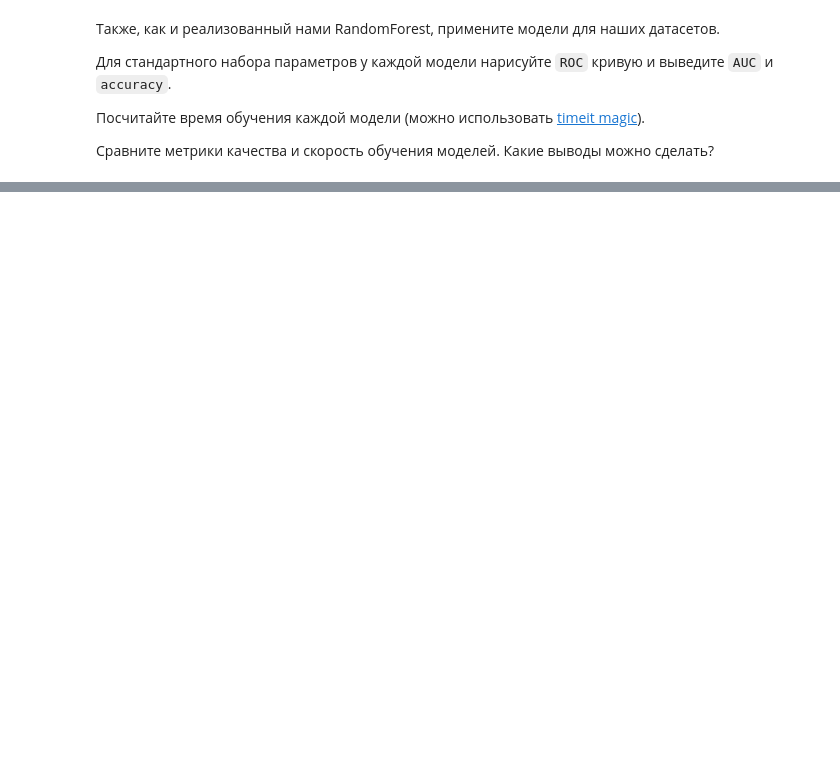
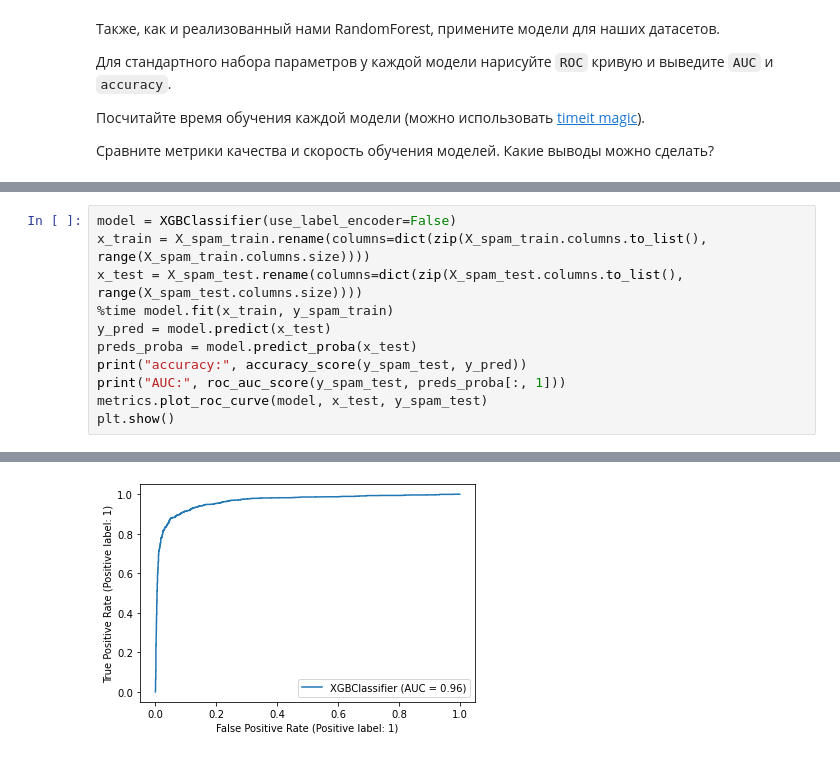
Before and after one commit to yegorov-boris/bioinf, a Jupyter notebook: HW4_Ensembles.ipynb, the cells around one changed output, grey strips where cells are left out. Drawn from its saved outputs; the diff is of its cells as text; blank space fills up the shorter version.

```diff
--- a/HW4_Ensembles.ipynb
+++ b/HW4_Ensembles.ipynb
@@ -391,0 +514,12 @@ _Ваш ответ_
+# %%
+model = XGBClassifier(use_label_encoder=False)
+x_train = X_spam_train.rename(columns=dict(zip(X_spam_train.columns.to_list(), range(X_spam_train.columns.size))))
+x_test = X_spam_test.rename(columns=dict(zip(X_spam_test.columns.to_list(), range(X_spam_test.columns.size))))
+%time model.fit(x_train, y_spam_train)
+y_pred = model.predict(x_test)
+preds_proba = model.predict_proba(x_test)
+print("accuracy:", accuracy_score(y_spam_test, y_pred))
+print("AUC:", roc_auc_score(y_spam_test, preds_proba[:, 1]))
+metrics.plot_roc_curve(model, x_test, y_spam_test)
+plt.show()
+# %% [output]
@@ -391,0 +531 @@ _Ваш ответ_
+[figure, added]
```
Also changed, not shown: parts of 19 cells of this notebook.
